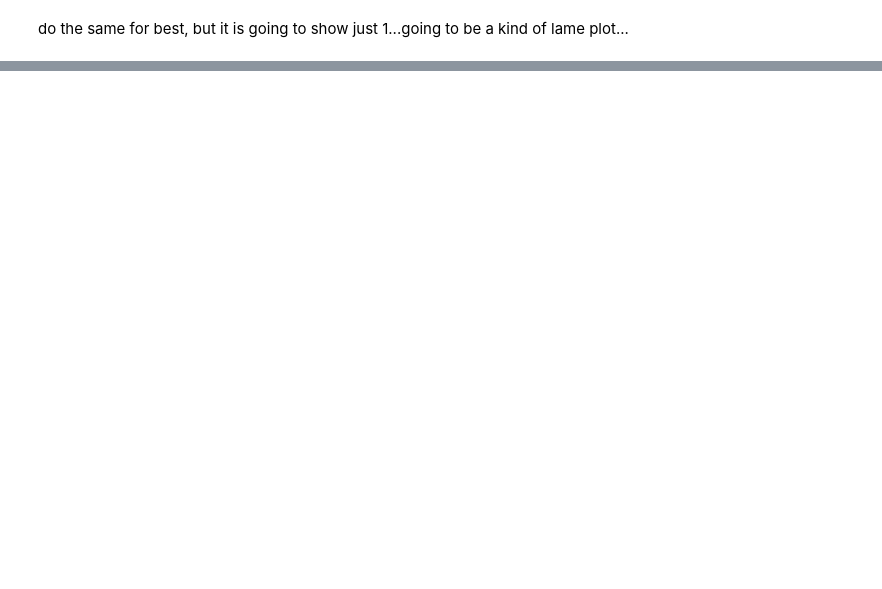
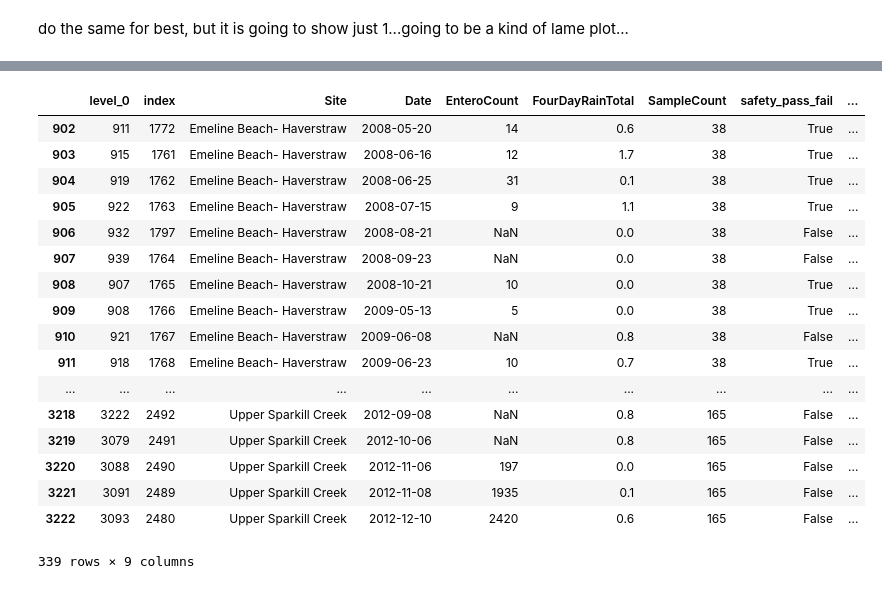
Before and after one commit to bcarancibia/CUNY_IS_608, a Jupyter notebook: lecture4/BArancibia_Module4_HW.ipynb, the cells around one changed output, grey strips where cells are left out. Saved outputs shown, nothing was run; the diff lists cells and outputs as text; code cells hidden in the pictures; blank space fills up the shorter version.

```diff
--- a/lecture4/BArancibia_Module4_HW.ipynb
+++ b/lecture4/BArancibia_Module4_HW.ipynb
@@ -380,0 +351,23 @@ river_keeper_nona
+# %%
+new_worst = river_keeper[river_keeper['Site'].isin(worst.index)]
+# %%
+new_worst
+# %% [output]
+|  | level_0 | index | Site | Date | EnteroCount | FourDayRainTotal | SampleCount | safety_pass_fail | ... |
+| 902 | 911 | 1772 | Emeline Beach- Haverstraw | 2008-05-20 | 14 | 0.6 | 38 | True | ... |
+| 903 | 915 | 1761 | Emeline Beach- Haverstraw | 2008-06-16 | 12 | 1.7 | 38 | True | ... |
+| 904 | 919 | 1762 | Emeline Beach- Haverstraw | 2008-06-25 | 31 | 0.1 | 38 | True | ... |
+| 905 | 922 | 1763 | Emeline Beach- Haverstraw | 2008-07-15 | 9 | 1.1 | 38 | True | ... |
+| 906 | 932 | 1797 | Emeline Beach- Haverstraw | 2008-08-21 | NaN | 0.0 | 38 | False | ... |
+| 907 | 939 | 1764 | Emeline Beach- Haverstraw | 2008-09-23 | NaN | 0.0 | 38 | False | ... |
+| 908 | 907 | 1765 | Emeline Beach- Haverstraw | 2008-10-21 | 10 | 0.0 | 38 | True | ... |
+| 909 | 908 | 1766 | Emeline Beach- Haverstraw | 2009-05-13 | 5 | 0.0 | 38 | True | ... |
+| 910 | 921 | 1767 | Emeline Beach- Haverstraw | 2009-06-08 | NaN | 0.8 | 38 | False | ... |
+| 911 | 918 | 1768 | Emeline Beach- Haverstraw | 2009-06-23 | 10 | 0.7 | 38 | True | ... |
+| ... | ... | ... | ... | ... | ... | ... | ... | ... | ... |
+| 3218 | 3222 | 2492 | Upper Sparkill Creek | 2012-09-08 | NaN | 0.8 | 165 | False | ... |
+| 3219 | 3079 | 2491 | Upper Sparkill Creek | 2012-10-06 | NaN | 0.8 | 165 | False | ... |
+| 3220 | 3088 | 2490 | Upper Sparkill Creek | 2012-11-06 | 197 | 0.0 | 165 | False | ... |
+| 3221 | 3091 | 2489 | Upper Sparkill Creek | 2012-11-08 | 1935 | 0.1 | 165 | False | ... |
+| 3222 | 3093 | 2480 | Upper Sparkill Creek | 2012-12-10 | 2420 | 0.6 | 165 | False | ... |
+339 rows × 9 columns
```
Also changed, not shown: parts of 24 cells of this notebook.
